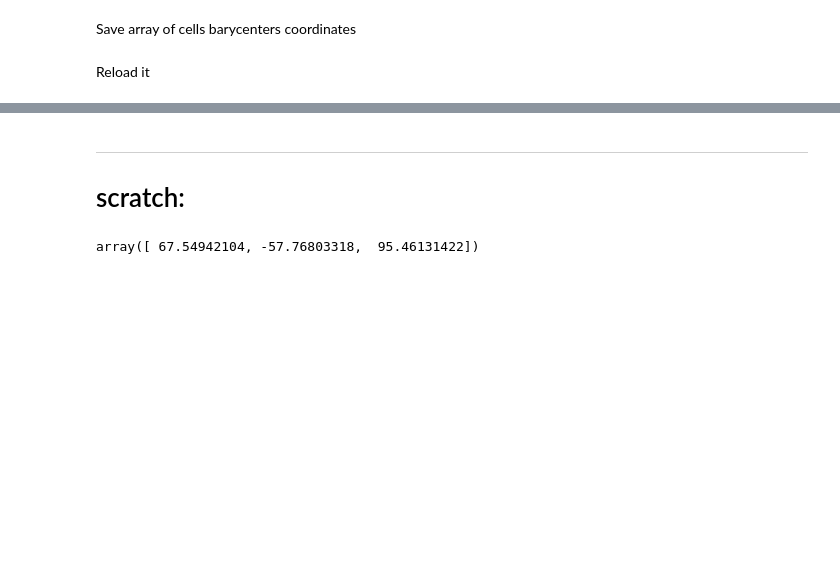
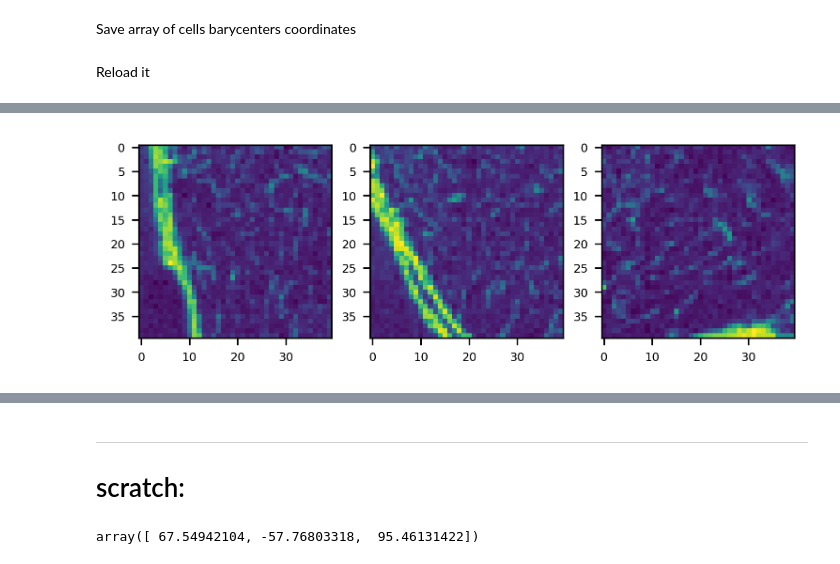
Before and after one commit to gianthk/pyfabric, a Jupyter notebook: notebooks/pyfabric_ex02_prox_femur_multires.ipynb, the cells around one changed output, grey strips where cells are left out. Cells and saved outputs as stored; diff of their text form; code cells hidden in the pictures; blank space fills up the shorter version.

```diff
--- a/notebooks/pyfabric_ex02_prox_femur_multires.ipynb
+++ b/notebooks/pyfabric_ex02_prox_femur_multires.ipynb
@@ -557,0 +620,4 @@ array([[ 69.918175,  68.84974 ,  85.930756],
+# %%
+ru.plot_midplanes(data_3D[425:465, 229:269, 199:239])
+# %% [output]
+[figure, added]
```
Also changed, not shown: parts of 45 cells of this notebook.
